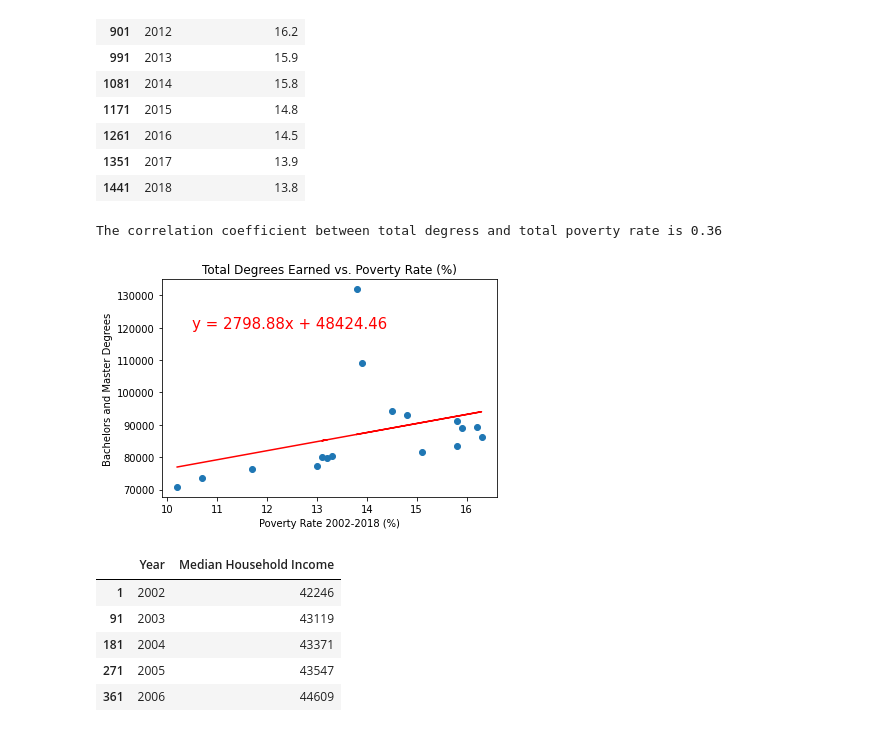
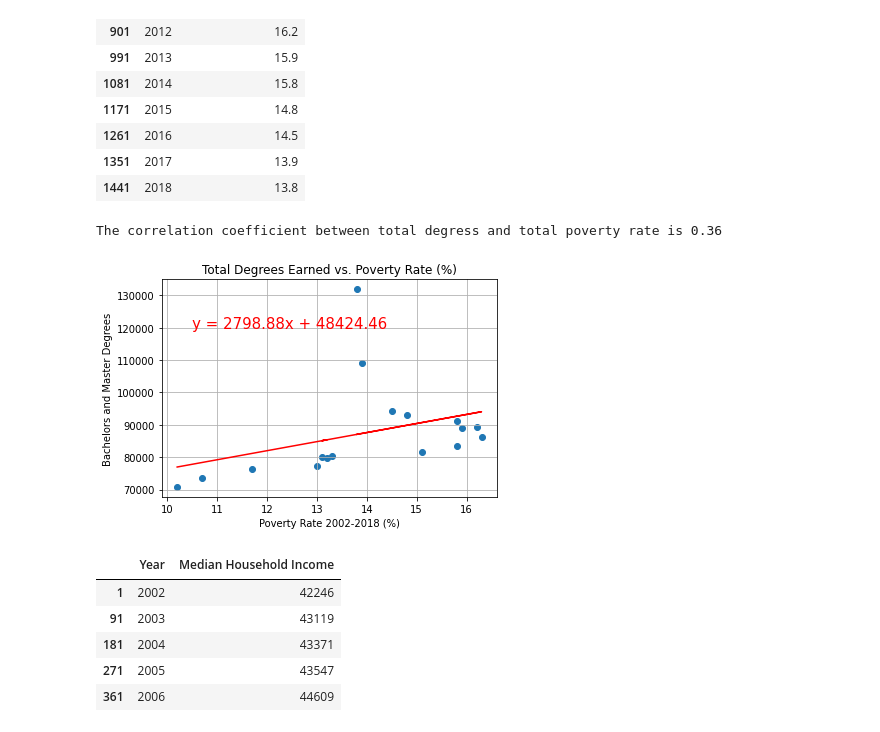
Before and after one commit to AntwonS116/Project-Ohio-College-Analysis, a Jupyter notebook: data.ipynb, the cells around one changed output. Drawn from its saved outputs; the diff is of its cells as text; code cells hidden in the pictures.

```diff
--- a/data.ipynb
+++ b/data.ipynb
@@ -497,22 +498,23 @@ oh_pov
 # %%
 # scatter plot for total degrees earned vs poverty rate
 
 x_values = oh_pov.iloc[:, 1]
 y_values = degs_yr.iloc[:,0]
 (slope, intercept, rvalue, pvalue, stderr) = linregress(x_values, y_values)
 regress_values = x_values * slope + intercept
 line_eq = "y = " + str(round(slope,2)) + "x + " + str(round(intercept,2))
 plt.scatter(x_values,y_values)
 plt.plot(x_values,regress_values,"r-")
 plt.annotate(line_eq,(10.5,120000),fontsize=15,color="red")
 plt.title("Total Degrees Earned vs. Poverty Rate (%)")
 plt.xlabel("Poverty Rate 2002-2018 (%)")
 plt.ylabel("Bachelors and Master Degrees")
 print(f"The correlation coefficient between total degress and total poverty rate is {round(st.pearsonr(x_values,y_values)[0],2)}")
+plt.grid()
 plt.show()
 # %% [output]
 The correlation coefficient between total degress and total poverty rate is 0.36
-[figure, old version]
+[figure, new version]
 # %%
 #grabbing data needed for total degrees earned vs median income scatter plot
 
```
Also changed, not shown: parts of 4 cells of this notebook.
